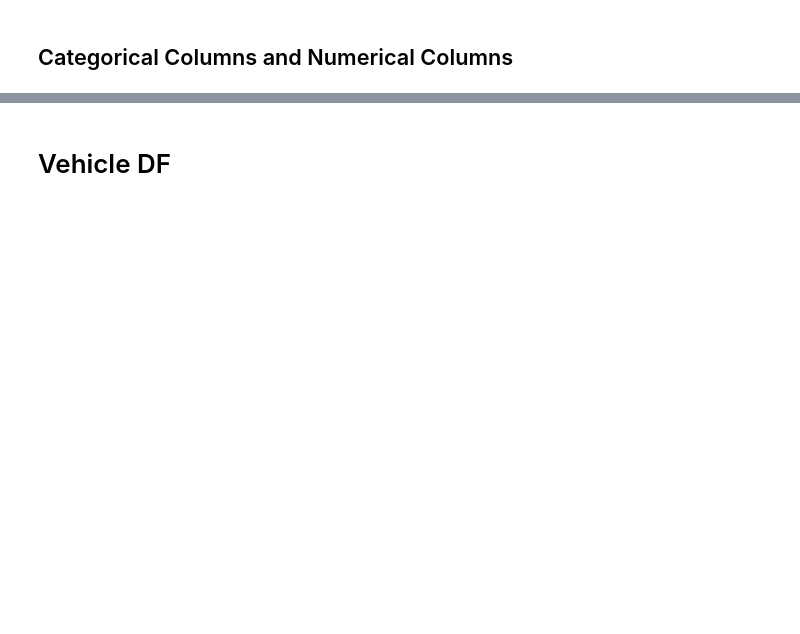
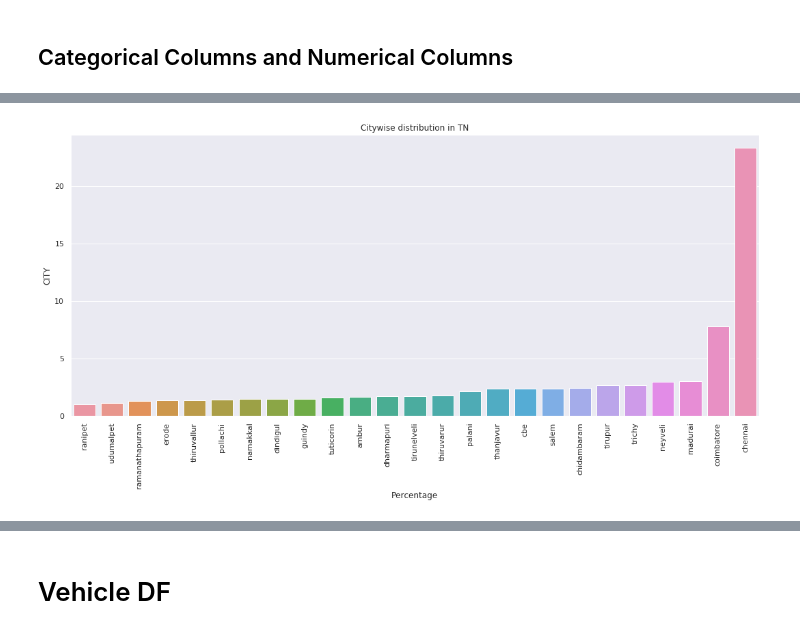
Before and after one commit to Manasipotade/Capstone-Project, a Jupyter notebook: MFC.ipynb, the cells around one changed output, grey strips where cells are left out. Drawn from its saved outputs; the diff is of its cells as text; code cells hidden in the pictures; blank space fills up the shorter version.

```diff
--- a/MFC.ipynb
+++ b/MFC.ipynb
@@ -267,0 +278,4 @@ Name: Misc Total, Length: 37268, dtype: int64
+# %%
+plot_vc(invoice_df[invoice_df['District'] == 'tamil nadu'],'CITY','Citywise distribution in TN')
+# %% [output]
+[figure, added]
```
Also changed, not shown: parts of 60 cells of this notebook.
